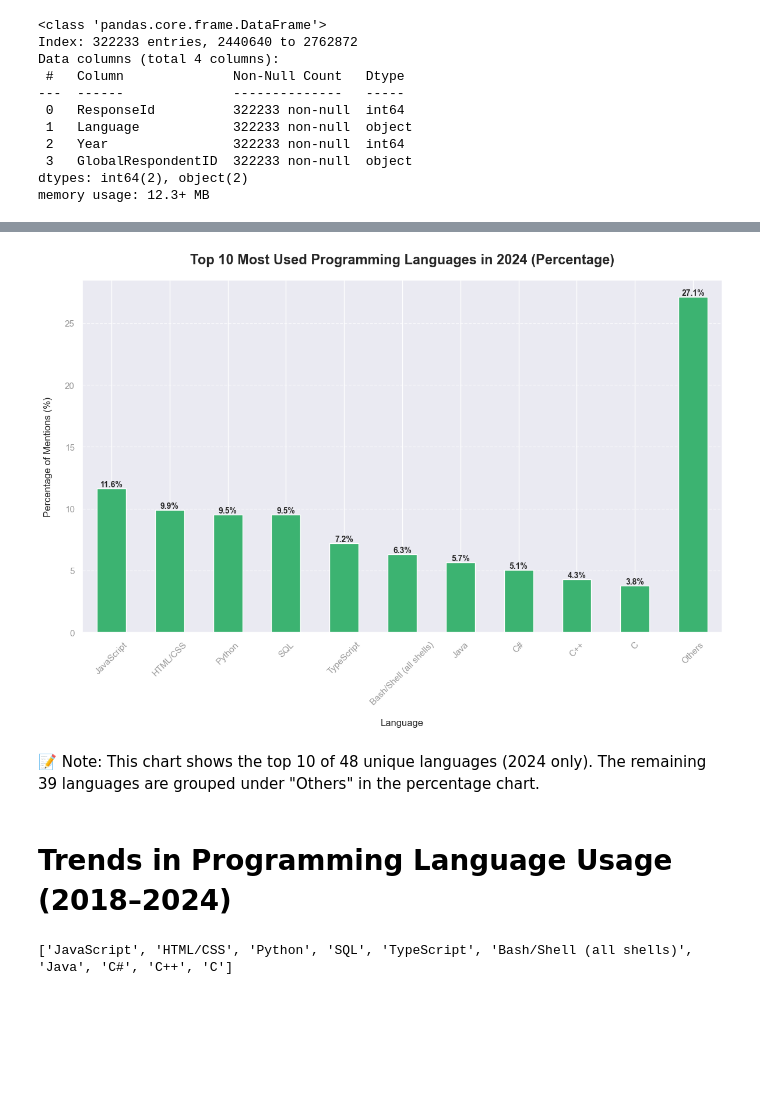
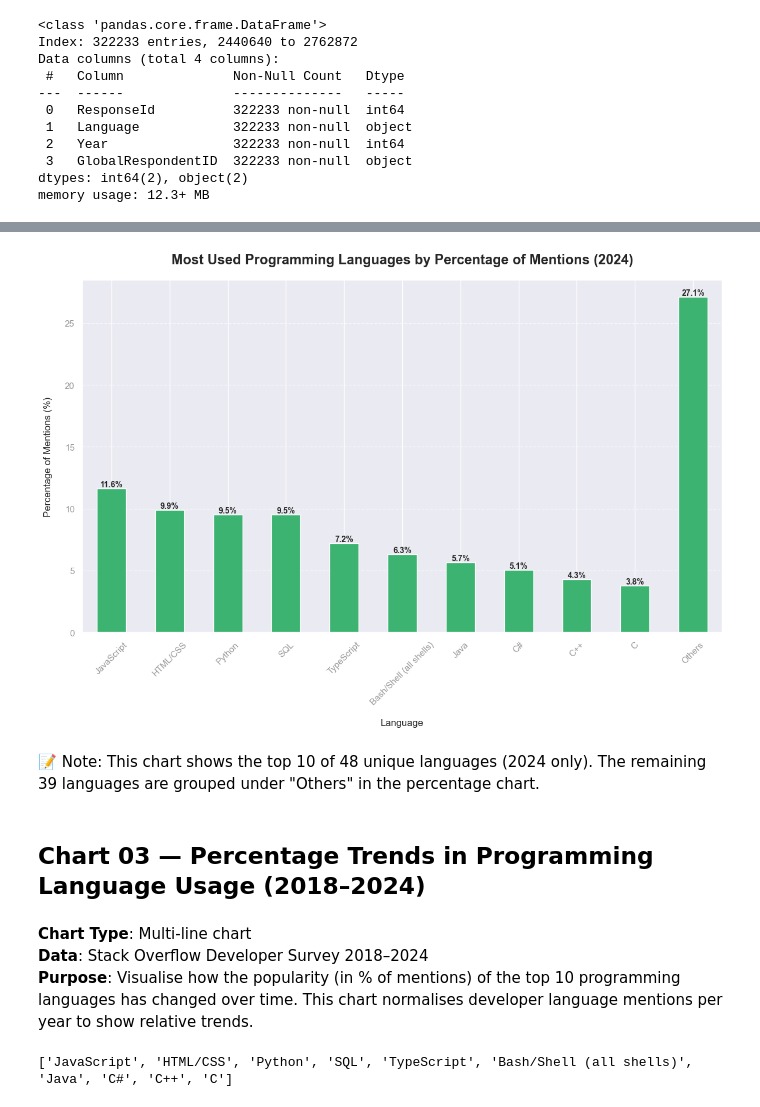
Before and after one commit to GitToKenn/dev-language-trends-2018-2024, a Jupyter notebook: notebook/02_language_trend_analysis.ipynb, the cells around one changed output, grey strips where cells are left out. Drawn from its saved outputs; the diff is of its cells as text; code cells hidden in the pictures; blank space fills up the shorter version.

```diff
--- a/notebook/02_language_trend_analysis.ipynb
+++ b/notebook/02_language_trend_analysis.ipynb
@@ -210,44 +247,48 @@ ax = df_lang_pct_2024_top10.plot(
 
 
 # Title and labels
-plt.title("Top 10 Most Used Programming Languages in 2024 (Percentage)",
+plt.title("Most Used Programming Languages by Percentage of Mentions (2024)",
           fontsize=17,
           fontweight="bold",
           pad=20)
 
 plt.ylabel("Percentage of Mentions (%)",
            labelpad=15)
 plt.xlabel("Language",
            labelpad=15)
 
 # Tick formatting
 plt.xticks(rotation=45,
            alpha=0.8,
            color="grey")
 plt.yticks(color="grey",
            alpha=0.8)
 plt.grid(axis='y',
          linestyle='--',
          alpha=0.7)
 
 # Add percentage labels
 for p in ax.patches:
     value = p.get_height()
     ax.annotate(f'{value:.1f}%',
                 (p.get_x() + p.get_width() / 2, value),
                 ha='center', va='bottom',
                 fontsize=10, fontweight='bold')
 #print and show
 
 plt.tight_layout()
 plt.show()
 # %% [output]
-[figure, old version]
+[figure, new version]
 # %% [markdown]
 📝 Note: This chart shows the top 10 of 48 unique languages (2024 only).
 The remaining 39 languages are grouped under "Others" in the percentage chart.
 # %% [markdown]
-# Trends in Programming Language Usage (2018–2024)
+## Chart 03 — Percentage Trends in Programming Language Usage (2018–2024)
+# %% [markdown]
+**Chart Type**: Multi-line chart
+**Data**: Stack Overflow Developer Survey 2018–2024
+**Purpose**: Visualise how the popularity (in % of mentions) of the top 10 programming languages has changed over time. This chart normalises developer language mentions per year to show relative trends.
 # %%
 df_lang_trend = df_lang_all.groupby(['Year', 'Language'])['GlobalRespondentID'].count().reset_index()
 # %%
```
Also changed, not shown: parts of 45 cells of this notebook, 2 other files.
